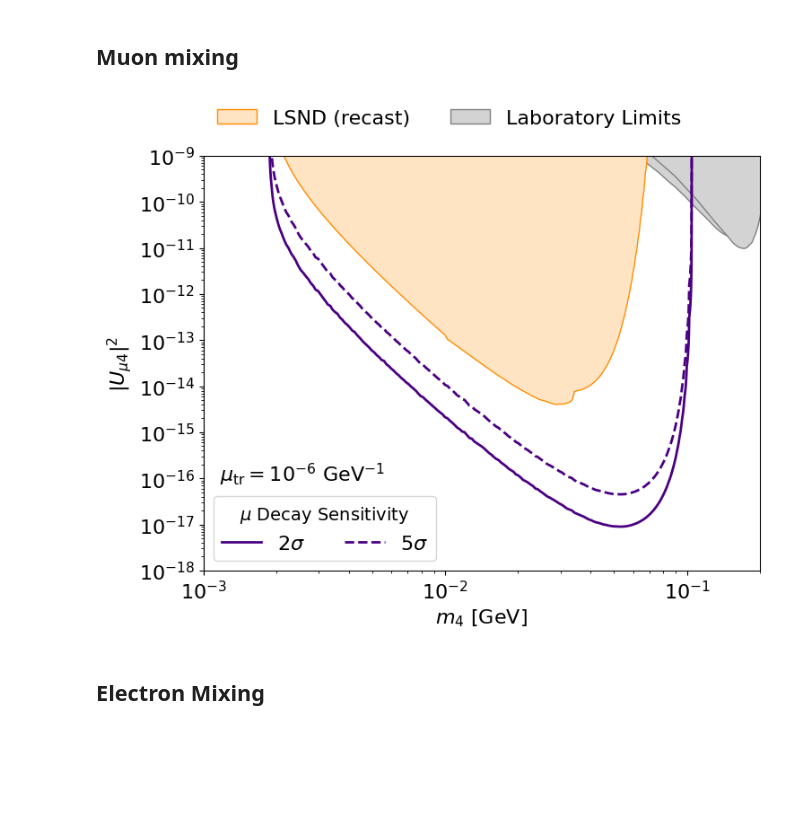
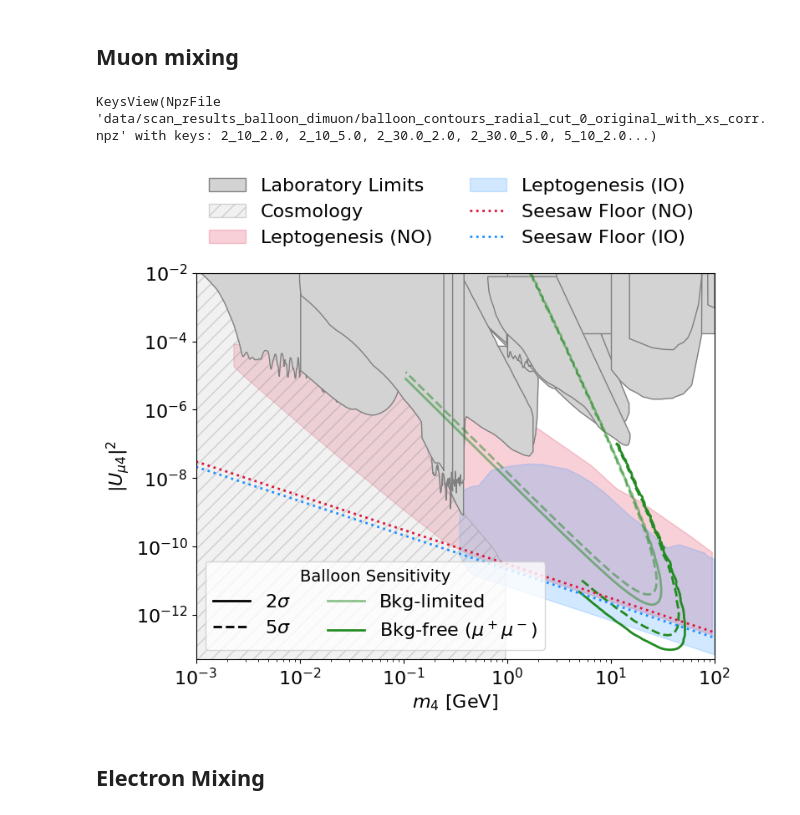
Before and after one commit to nickkamp1/NeutrinoFactoryHNL, a Jupyter notebook: Constraints.ipynb, the cells around one changed output. Drawn from its saved outputs; the diff is of its cells as text; code cells hidden in the pictures; blank space fills up the shorter version.

Commit message:
compute dimuon sensitivities in constraint plot

```diff
--- a/Constraints.ipynb
+++ b/Constraints.ipynb
@@ -75,11 +75,11 @@ def plot_dipole_limits():
 # muon limits
 
 
-decay = True
-balloon = False
-leptogenesis = False
-seesaw = False
-dipole = True
+decay = False
+balloon = True
+leptogenesis = True
+seesaw = True
+dipole = False
 
 # first, plot existing limits
 if dipole:
@@ -136,36 +136,50 @@ if decay:
 # now plot the balloon sensitivity curves
 if balloon:
     balloon_color = "forestgreen"
+
+    # background-limited
     balloon_det = 2
     min_photons = 10
     radial_cut = 25
     xs_corr = True
-    balloon_contours_original = np.load("data/balloon_contours_radial_cut_%d_original_%s.npz"%(radial_cut, "with_xs_corr" if xs_corr else ""))
-    balloon_contours_extrapolated = np.load("data/balloon_contours_radial_cut_%d_extrapolated_%s.npz"%(radial_cut, "with_xs_corr" if xs_corr else ""))
+    balloon_contours_original = np.load("data/scan_results_balloon_detailed/balloon_contours_radial_cut_%d_original_%s.npz"%(radial_cut, "with_xs_corr" if xs_corr else ""))
+    balloon_contours_extrapolated = np.load("data/scan_results_balloon_detailed/balloon_contours_radial_cut_%d_extrapolated_%s.npz"%(radial_cut, "with_xs_corr" if xs_corr else ""))
     balloon_key_2 = "%d_%s_2.0"%(balloon_det,min_photons)
     balloon_key_5 = "%d_%s_5.0"%(balloon_det,min_photons)
-    # plt.plot(balloon_contours_original[balloon_key_2][:,0],
-    #          balloon_contours_original[balloon_key_2][:,1],
-    #          color=balloon_color)
-    # plt.plot(balloon_contours_original[balloon_key_5][:,0],
-    #          balloon_contours_original[balloon_key_5][:,1],
-    #          color=balloon_color,
-    #          ls="--")
 
     plt.plot(balloon_contours_extrapolated[balloon_key_2][:,0],
              balloon_contours_extrapolated[balloon_key_2][:,1],
-             color=balloon_color)
+             color=balloon_color,alpha=0.5)
     plt.plot(balloon_contours_extrapolated[balloon_key_5][:,0],
              balloon_contours_extrapolated[balloon_key_5][:,1],
-             color=balloon_color,
-             ls="--")
+             color=balloon_color,alpha=0.5,ls="--")
+
+    # dimuon
+    balloon_det = 2
+    min_photons = "30.0"
+    radial_cut = 0
+    xs_corr = True
+    balloon_contours_original = np.load("data/scan_results_balloon_dimuon/balloon_contours_radial_cut_%d_original_%s.npz"%(radial_cut, "with_xs_corr" if xs_corr else ""))
+    print(balloon_contours_original.keys())
+    balloon_contours_extrapolated = np.load("data/scan_results_balloon_dimuon/balloon_contours_radial_cut_%d_extrapolated_%s.npz"%(radial_cut, "with_xs_corr" if xs_corr else ""))
+    balloon_key_2 = "%d_%s_2.0"%(balloon_det,min_photons)
+    balloon_key_5 = "%d_%s_5.0"%(balloon_det,min_photons)
+
+    plt.plot(balloon_contours_original[balloon_key_2][:,0],
+             balloon_contours_original[balloon_key_2][:,1],
+             color=balloon_color)
+    plt.plot(balloon_contours_original[balloon_key_5][:,0],
+             balloon_contours_original[balloon_key_5][:,1],
+             color=balloon_color, ls="--")
 
     sensitivity_handles += [
-        Line2D([],[],color=balloon_color,label=r"$2\sigma$"),
-        Line2D([],[],color=balloon_color,ls="--",label=r"$5\sigma$"),
+        Line2D([],[],color="black",label=r"$2\sigma$"),
+        Line2D([],[],color="black",ls="--",label=r"$5\sigma$"),
+        Line2D([],[],color=balloon_color,alpha=0.5,label="Bkg-limited"),
+        Line2D([],[],color=balloon_color,label=r"Bkg-free ($\mu^+\mu^-$)"),
     ]
     plt.xlim(m4_range[0], m4_range[-1])
-    plt.ylim(1e-13,1e-2)
+    plt.ylim(5e-14,1e-2)
 
 
 
@@ -191,34 +205,35 @@ if seesaw:
 
 
 plt.loglog()
 
 if dipole:
     plt.text(0.03, 0.2, r"$\mu_{\rm tr} = 10^{-6}~{\rm GeV}^{-1}$",
              transform=plt.gca().transAxes,
              color="black", fontsize=16, ha="left", va="bottom")
 
 
 
 ax = plt.gca()
 # top legend with auto-collected labels (existing limits, leptogenesis, seesaw)
 ax.legend(loc=[0.01,0.1],bbox_to_anchor=(0.01,1.05),ncol=2)
 # bottom-left legend for balloon/decay sensitivities, added as a separate artist
 if sensitivity_handles:
     bottom_legend = Legend(ax, sensitivity_handles,
                            [h.get_label() for h in sensitivity_handles],
                            ncol=2,
                            loc="lower left",title="%s Sensitivity"%("Balloon" if balloon else r"$\mu$ Decay" if decay else ""), frameon=True, fancybox=True)
     ax.add_artist(bottom_legend)
 
 
 plt.xlabel(r"$m_4$ [GeV]", fontsize=16)
 plt.ylabel(r"$|U_{\mu4}|^2$", fontsize=16)
 
 if balloon: plt.savefig("Figures/Constraints_Balloon.png", dpi=300, bbox_inches='tight')
 elif decay: plt.savefig("Figures/Constraints_Decay%s.png"%( "_dipole" if dipole else ""), dpi=300, bbox_inches='tight')
 plt.show()
 # %% [output]
+KeysView(NpzFile 'data/scan_results_balloon_dimuon/balloon_contours_radial_cut_0_original_with_xs_corr.npz' with keys: 2_10_2.0, 2_10_5.0, 2_30.0_2.0, 2_30.0_5.0, 5_10_2.0...)
-[figure, old version]
+[figure, new version]
 # %% [markdown]
 ## Electron Mixing
 # %%
```
Also changed, not shown: parts of 1 cell of this notebook, 6 other files.
